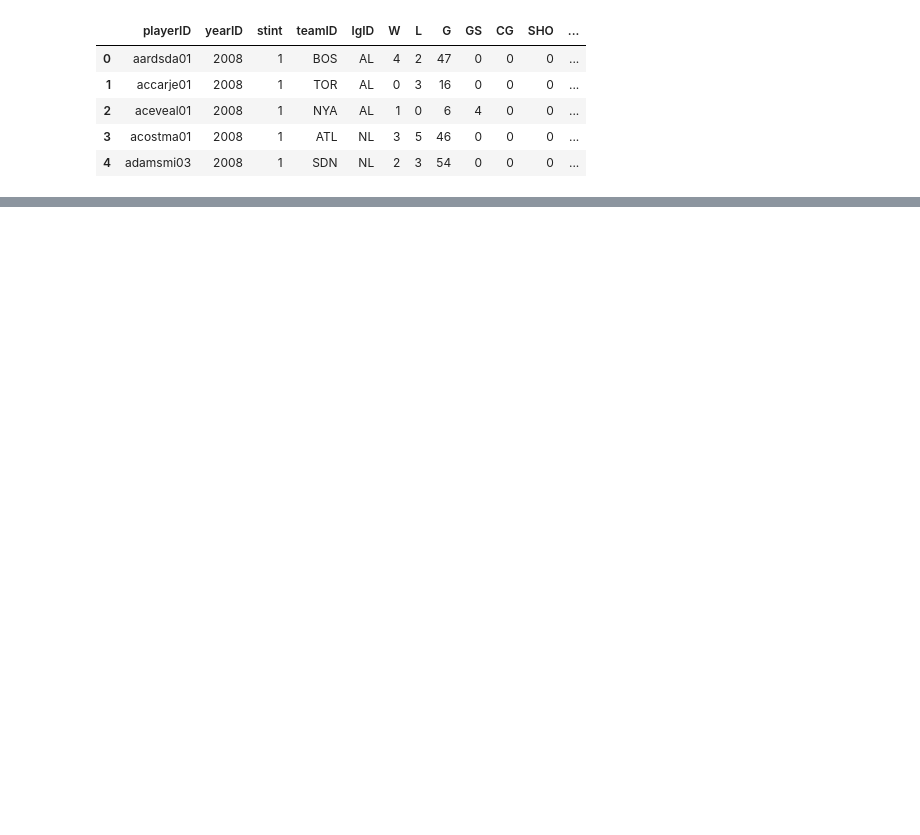
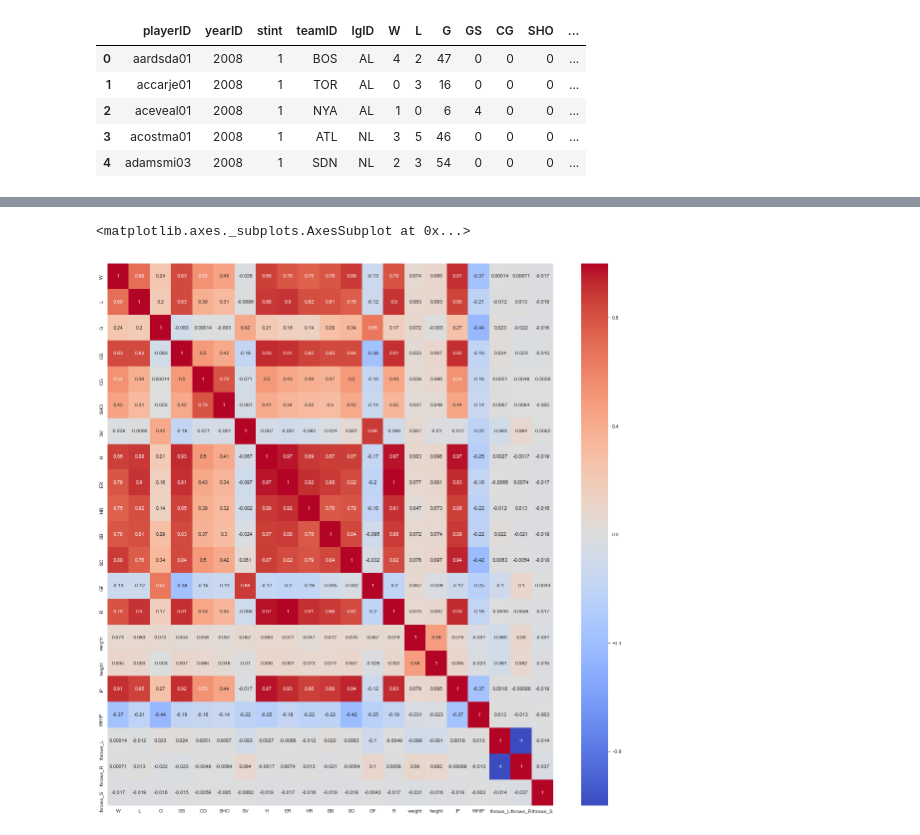
Before and after one commit to UberJoe83/dsc-mod-3-project-v2-1, a Jupyter notebook: student.ipynb, the cells around one changed output, grey strips where cells are left out. Cells and saved outputs as stored; diff of their text form; code cells hidden in the pictures; blank space fills up the shorter version.

Commit message:
1st_LR_model

```diff
--- a/student.ipynb
+++ b/student.ipynb
@@ -610,0 +698,3 @@ from sklearn.metrics import precision_score, accuracy_score, recall_score, f1_sc
+# %%
+model_data_2 = pd.read_csv("model_data_2.csv")
+model_data_2.head()
@@ -610,0 +708,7 @@ from sklearn.metrics import precision_score, accuracy_score, recall_score, f1_sc
+# %%
+plt.figure(figsize = (20, 20))
+sns.set_style("darkgrid")
+sns.heatmap(model_data_2.corr(), center = 0, annot = True, cmap = "coolwarm")
+# %% [output]
+<matplotlib.axes._subplots.AxesSubplot at 0x...>
+[figure, added]
```
Also changed, not shown: parts of 54 cells of this notebook.
